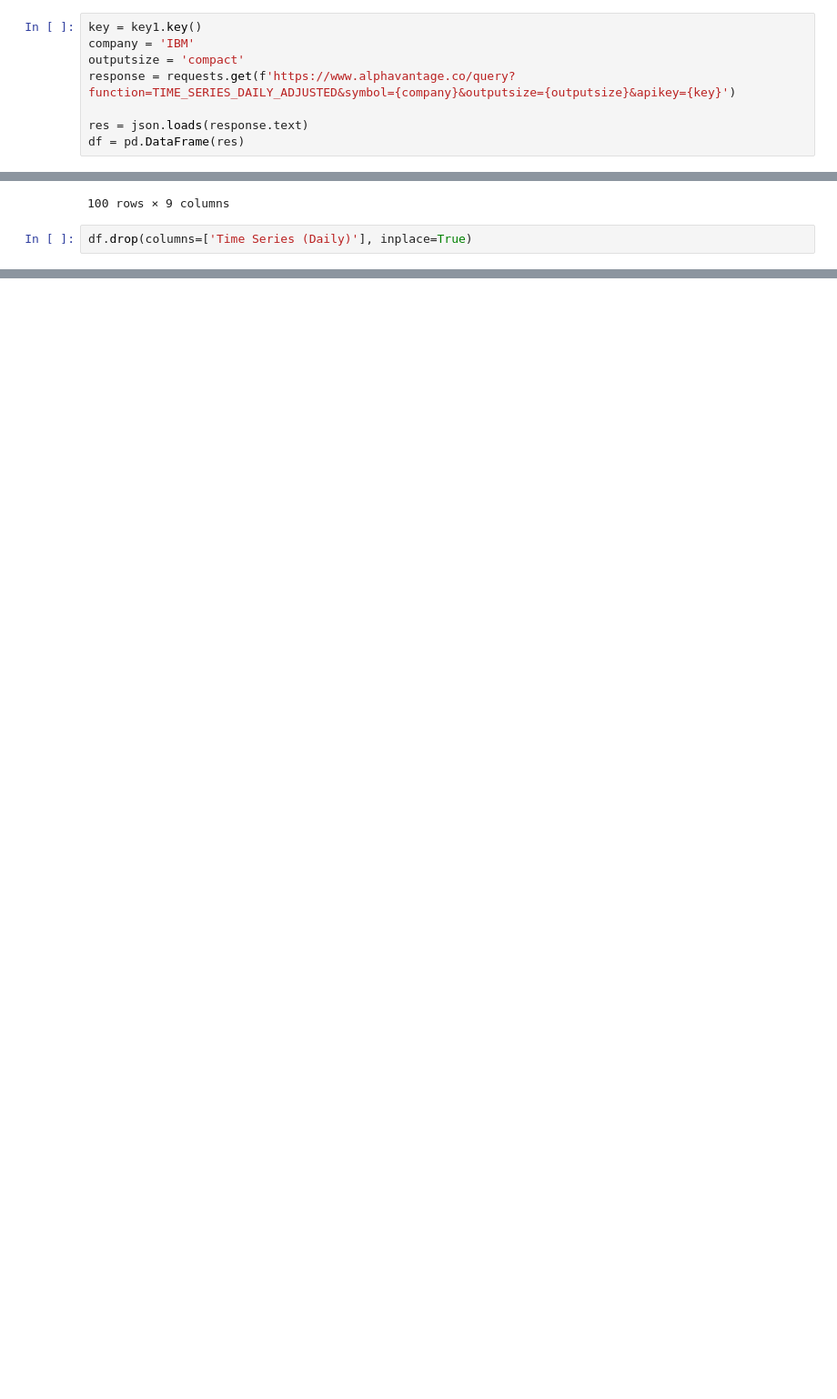
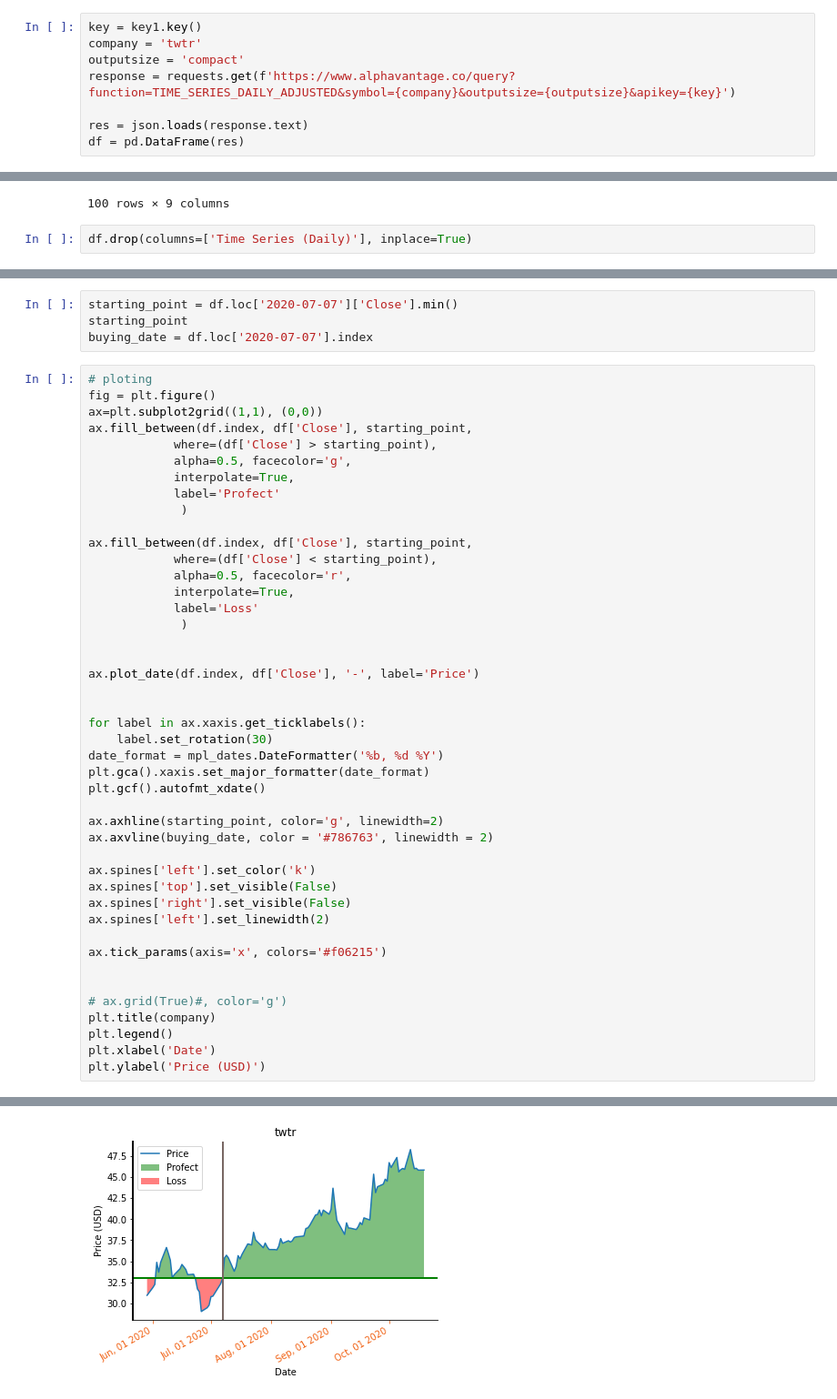
Before and after one commit to MJ9601/yahoo_finance_API, a Jupyter notebook: financial_api.ipynb, the cells around one changed output, grey strips where cells are left out. Shown at 91% size. Cells and saved outputs as stored; diff of their text form; blank space fills up the shorter version.

```diff
--- a/financial_api.ipynb
+++ b/financial_api.ipynb
@@ -9,7 +12,7 @@ from matplotlib import dates as mpl_dates
 import key1
 # %%
 key = key1.key()
-company = 'IBM'
+company = 'twtr'
 outputsize = 'compact'
 response = requests.get(f'https://www.alphavantage.co/query?function=TIME_SERIES_DAILY_ADJUSTED&symbol={company}&outputsize={outputsize}&apikey={key}')
 
@@ -123,0 +130,49 @@ df
+# %%
+starting_point = df.loc['2020-07-07']['Close'].min()
+starting_point
+buying_date = df.loc['2020-07-07'].index
+# %%
+# ploting
+fig = plt.figure()
+ax=plt.subplot2grid((1,1), (0,0))
+ax.fill_between(df.index, df['Close'], starting_point,
+            where=(df['Close'] > starting_point),
+            alpha=0.5, facecolor='g',
+            interpolate=True,
+            label='Profect'
+             )
+
+ax.fill_between(df.index, df['Close'], starting_point,
+            where=(df['Close'] < starting_point),
+            alpha=0.5, facecolor='r',
+            interpolate=True,
+            label='Loss'
+             )
+
+
+ax.plot_date(df.index, df['Close'], '-', label='Price')
+
+
+for label in ax.xaxis.get_ticklabels():
+    label.set_rotation(30)
+date_format = mpl_dates.DateFormatter('%b, %d %Y')
+plt.gca().xaxis.set_major_formatter(date_format)
+plt.gcf().autofmt_xdate()
+
+ax.axhline(starting_point, color='g', linewidth=2)
+ax.axvline(buying_date, color = '#786763', linewidth = 2)
+
+ax.spines['left'].set_color('k')
+ax.spines['top'].set_visible(False)
+ax.spines['right'].set_visible(False)
+ax.spines['left'].set_linewidth(2)
+
+ax.tick_params(axis='x', colors='#f06215')
+
+
+# ax.grid(True)#, color='g')
+plt.title(company)
+plt.legend()
+plt.xlabel('Date')
+plt.ylabel('Price (USD)')
+# %% [output]
@@ -123,0 +180 @@ df
+[figure, added]
```
Also changed, not shown: parts of 14 cells of this notebook, 3 other files.
